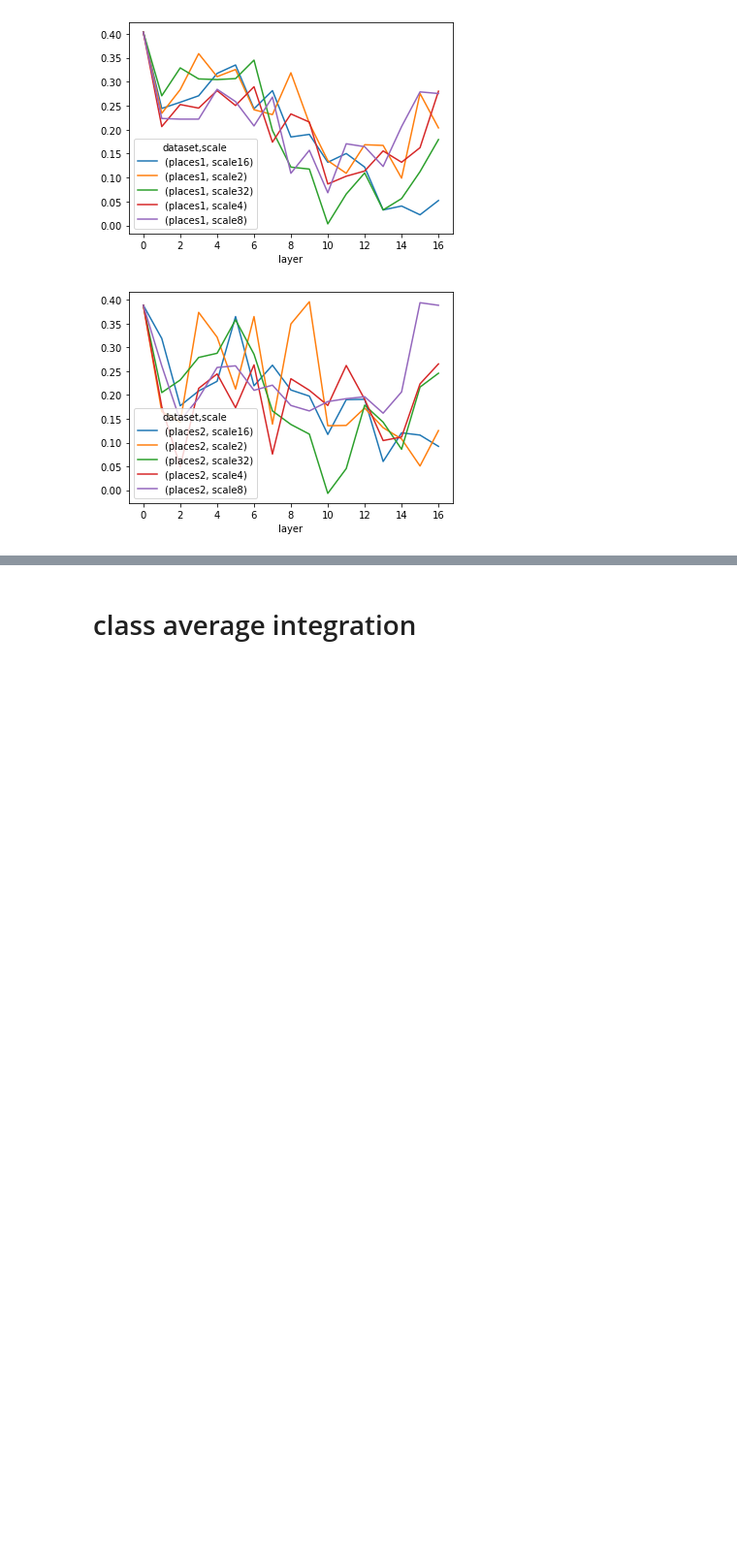
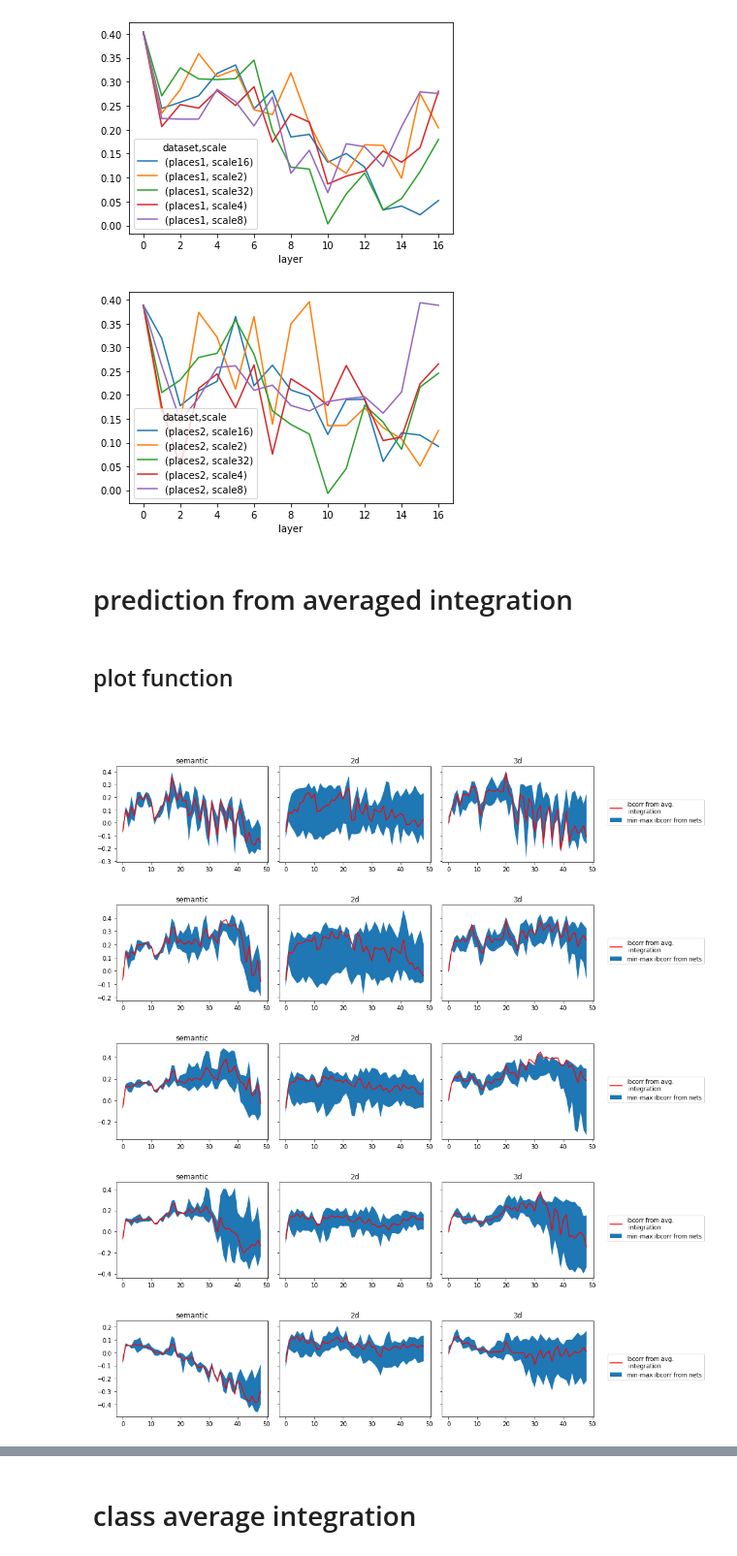
Before and after one commit to toniklenk/analysis-taskonomy, a Jupyter notebook: scripts/factor1 sem2d3d.ipynb, the cells around one changed output, grey strips where cells are left out. Shown at 97% size. Saved outputs shown, nothing was run; the diff lists cells and outputs as text; code cells hidden in the pictures; blank space fills up the shorter version.

```diff
--- a/scripts/factor1 sem2d3d.ipynb
+++ b/scripts/factor1 sem2d3d.ipynb
@@ -81,3 +118,16 @@ dfibc = dfibc.sort_index().loc[(_models, _studies, _scales, _layers)]
+# %%
+# add network classes to data
+# integration
+dfi["class"] = dfi.reset_index(level="model").model.apply(modelname2class).values
+dfi = dfi.set_index("class", append=True).reorder_levels(
+    ["dataset", "scale", "class", "model", "layer", "img"]
+).sort_index()
+
+# ibcorr
+dfibc["class"] = dfibc.reset_index(level="model").model.apply(modelname2class).values
+dfibc = dfibc.set_index("class", append=True).reorder_levels(
+    ["study", "scale", "class", "model", "layer"]
+).sort_index()
 # %% [markdown]
 # predictorRDM
 # %%
@@ -232,3 +301,7 @@ pl = (
 [figure]
 [figure]
 [figure]
+# %% [markdown]
+# prediction from averaged integration
+# %% [markdown]
+## plot function
@@ -234,0 +355,26 @@ pl = (
+# %% [markdown]
+##
+# %%
+st = "short presentation"
+da = "places1"
+
+sc = "scale2"
+plot_ibcorr_from_avg_int(dfi.loc[(da, sc)], dfibc.loc[(st, sc)], studyratings(st))
+
+sc = "scale4"
+plot_ibcorr_from_avg_int(dfi.loc[(da, sc)], dfibc.loc[(st, sc)], studyratings(st))
+
+sc = "scale8"
+plot_ibcorr_from_avg_int(dfi.loc[(da, sc)], dfibc.loc[(st, sc)], studyratings(st))
+
+sc = "scale16"
+plot_ibcorr_from_avg_int(dfi.loc[(da, sc)], dfibc.loc[(st, sc)], studyratings(st))
+
+sc = "scale32"
+plot_ibcorr_from_avg_int(dfi.loc[(da, sc)], dfibc.loc[(st, sc)], studyratings(st))
+# %% [output]
+[figure, added]
+[figure, added]
+[figure, added]
+[figure, added]
+[figure, added]
```
Also changed, not shown: parts of 34 cells of this notebook, 8 other files.
